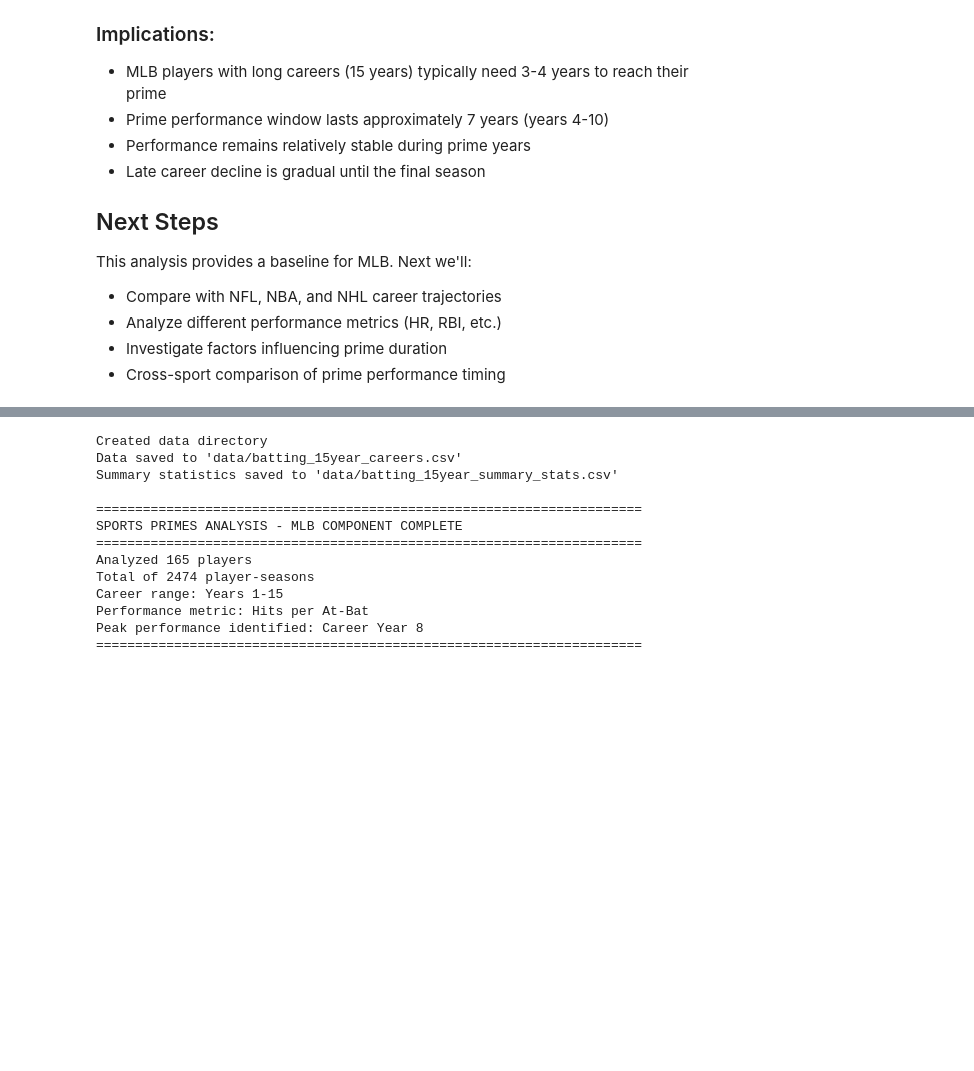
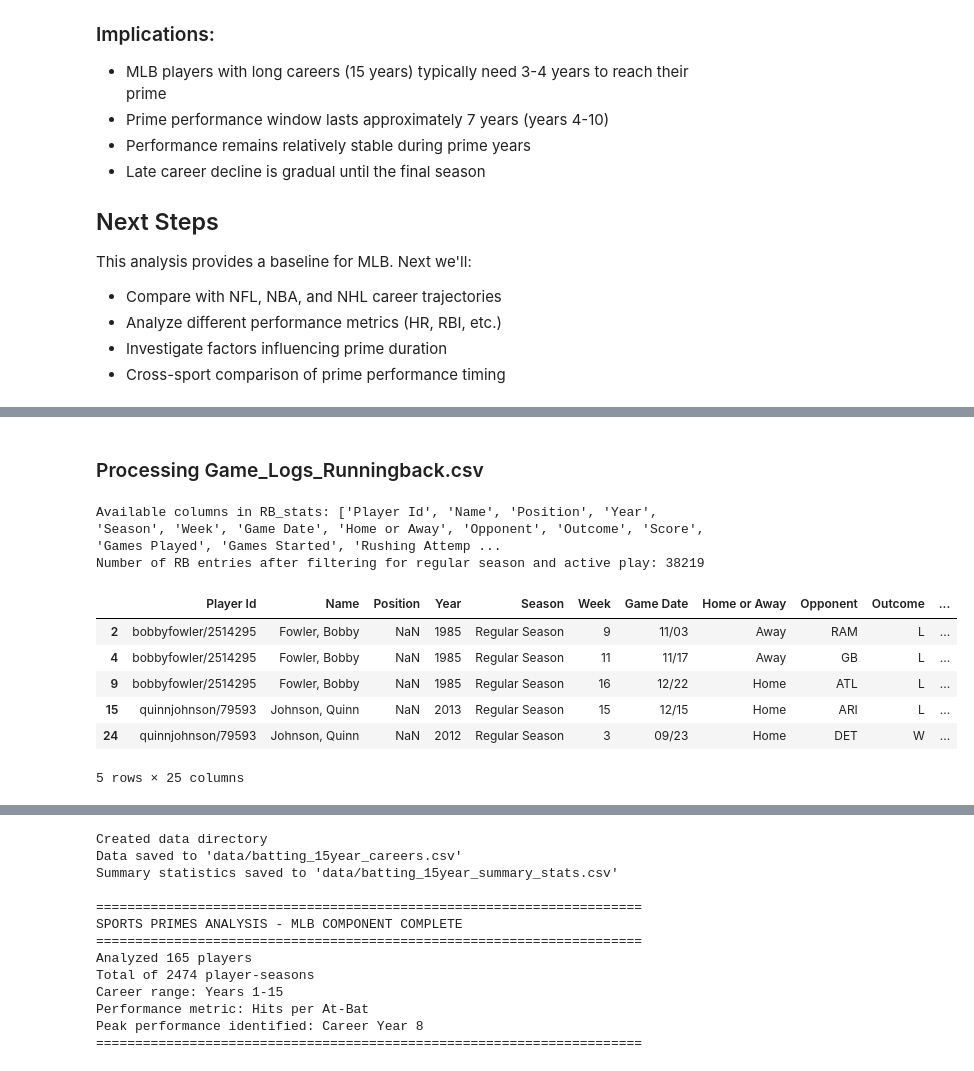
Before and after one commit to Zaji-L/Comparing_Sports_Primes, a Jupyter notebook: sports_primes_analysis_working.ipynb, the cells around one changed output, grey strips where cells are left out. Saved outputs shown, nothing was run; the diff lists cells and outputs as text; code cells hidden in the pictures; blank space fills up the shorter version.

```diff
--- a/sports_primes_analysis_working.ipynb
+++ b/sports_primes_analysis_working.ipynb
@@ -373,0 +834,36 @@ This analysis provides a baseline for MLB. Next we'll:
+# %% [markdown]
+### Processing Game_Logs_Runningback.csv
+# %%
+RB_stats = pd.read_csv("Game_Logs_Runningback.csv")
+RB_stats = RB_stats[RB_stats['Season'].astype(str).str.contains('Regular', na=False)]
+
+print("Available columns in RB_stats:", RB_stats.columns.tolist())
+
+# Define numeric columns for running backs
+numeric_cols_rb = [
+    'Rushing Attempts', 'Rushing Yards', 'Yards Per Carry', 'Rushing TDs',
+    'Receptions', 'Receiving Yards', 'Yards Per Reception', 'Receiving TDs',
+    'Fumbles', 'Fumbles Lost'
+]
+
+# Convert these columns to numeric, coercing errors to NaN
+for col in numeric_cols_rb:
+    RB_stats[col] = pd.to_numeric(RB_stats[col], errors='coerce')
+
+# Drop rows where 'Rushing Attempts' is NaN, indicating the player likely did not play as RB
+# Or if they had 0 rushing attempts but a significant number of targets/receptions, they might be pass-catching RBs.
+# For simplicity, we'll drop if Rushing Attempts and Receptions are both NaN (didn't touch the ball meaningfully)
+RB_stats.dropna(subset=['Rushing Attempts', 'Receptions'], how='all', inplace=True)
+
+print(f"Number of RB entries after filtering for regular season and active play: {len(RB_stats)}")
+RB_stats.head()
+# %% [output]
+Available columns in RB_stats: ['Player Id', 'Name', 'Position', 'Year', 'Season', 'Week', 'Game Date', 'Home or Away', 'Opponent', 'Outcome', 'Score', 'Games Played', 'Games Started', 'Rushing Attemp ...
+Number of RB entries after filtering for regular season and active play: 38219
+|  | Player Id | Name | Position | Year | Season | Week | Game Date | Home or Away | Opponent | Outcome | ... |
+| 2 | bobbyfowler/2514295 | Fowler, Bobby | NaN | 1985 | Regular Season | 9 | 11/03 | Away | RAM | L | ... |
+| 4 | bobbyfowler/2514295 | Fowler, Bobby | NaN | 1985 | Regular Season | 11 | 11/17 | Away | GB | L | ... |
+| 9 | bobbyfowler/2514295 | Fowler, Bobby | NaN | 1985 | Regular Season | 16 | 12/22 | Home | ATL | L | ... |
+| 15 | quinnjohnson/79593 | Johnson, Quinn | NaN | 2013 | Regular Season | 15 | 12/15 | Home | ARI | L | ... |
+| 24 | quinnjohnson/79593 | Johnson, Quinn | NaN | 2012 | Regular Season | 3 | 09/23 | Home | DET | W | ... |
+5 rows × 25 columns
```
Also changed, not shown: parts of 20 cells of this notebook.
